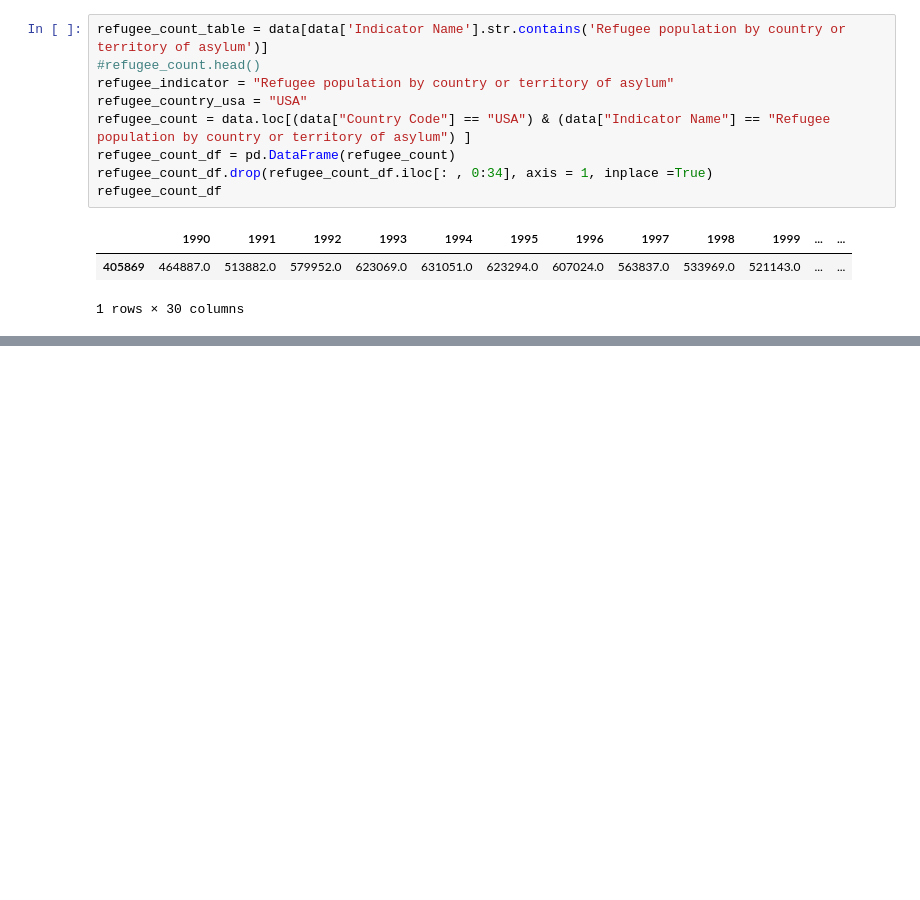
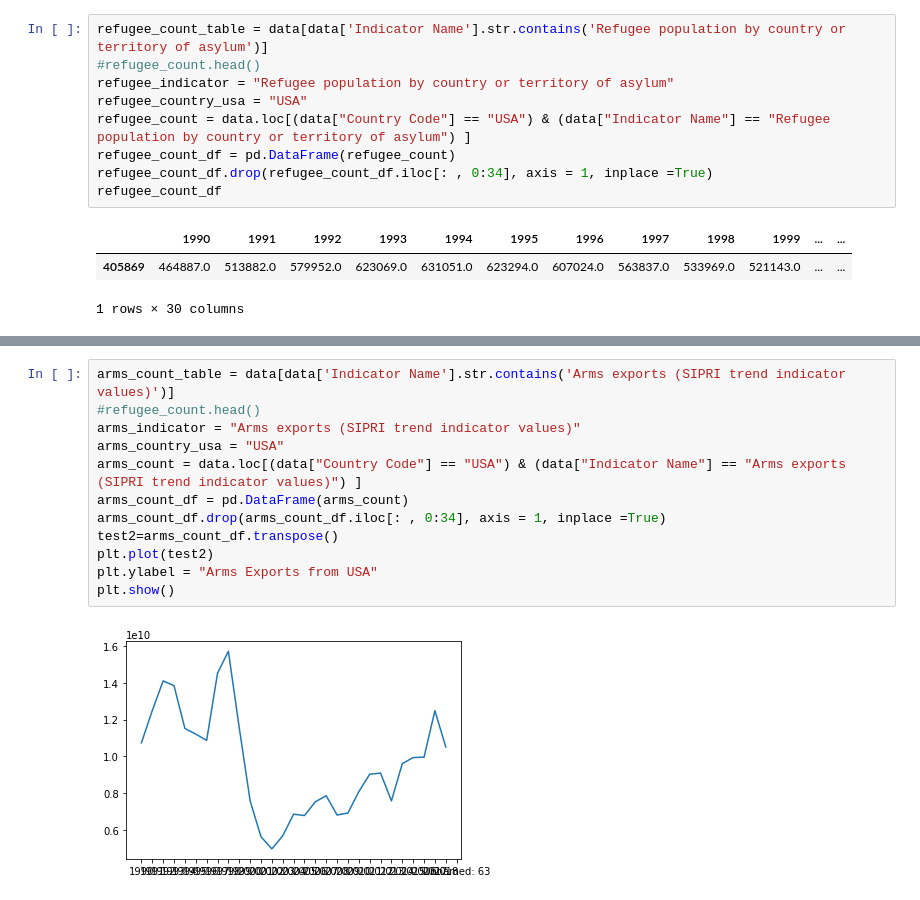
Before and after one commit to danielpimen/Project_1, a Jupyter notebook: Analysis/WDI_Analysis_Project1.ipynb, the cells around one changed output, grey strips where cells are left out. Saved outputs shown, nothing was run; the diff lists cells and outputs as text; blank space fills up the shorter version.

```diff
--- a/Analysis/WDI_Analysis_Project1.ipynb
+++ b/Analysis/WDI_Analysis_Project1.ipynb
@@ -51,0 +80,14 @@ plt.show()
+# %%
+arms_count_table = data[data['Indicator Name'].str.contains('Arms exports (SIPRI trend indicator values)')]
+#refugee_count.head()
+arms_indicator = "Arms exports (SIPRI trend indicator values)"
+arms_country_usa = "USA"
+arms_count = data.loc[(data["Country Code"] == "USA") & (data["Indicator Name"] == "Arms exports (SIPRI trend indicator values)") ]
+arms_count_df = pd.DataFrame(arms_count)
+arms_count_df.drop(arms_count_df.iloc[: , 0:34], axis = 1, inplace =True)
+test2=arms_count_df.transpose()
+plt.plot(test2)
+plt.ylabel = "Arms Exports from USA"
+plt.show()
+# %% [output]
+[figure, added]
```
Also changed, not shown: parts of 3 cells of this notebook.
